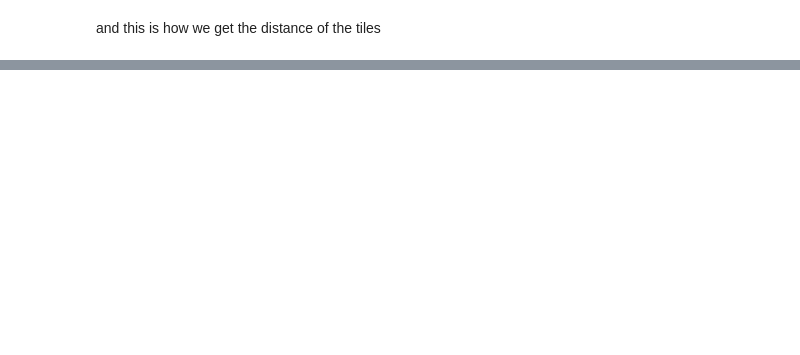
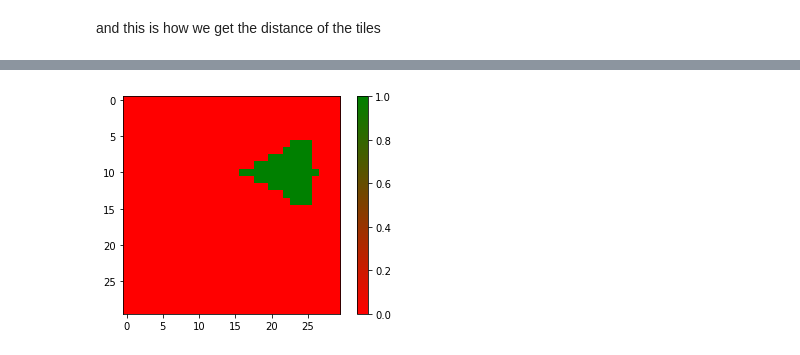
Before and after one commit to ryancollingwood/DUGA, a Jupyter notebook: research/numpy grid.ipynb, the cells around one changed output, grey strips where cells are left out. Saved outputs shown, nothing was run; the diff lists cells and outputs as text; code cells hidden in the pictures; blank space fills up the shorter version.

```diff
--- a/research/numpy grid.ipynb
+++ b/research/numpy grid.ipynb
@@ -392,0 +431,3 @@ and this is how we get the distance of the tiles
+# %%
+theta = np_theta(x_pos, y_pos)
+theta
@@ -392,0 +469,3 @@ and this is how we get the distance of the tiles
+# %%
+fov = np.logical_and(np.logical_or(theta > 330, theta < 30), tile_distances_from_player <= tile_center * 10)
+fov
@@ -392,0 +490,5 @@ and this is how we get the distance of the tiles
+# %%
+# as true will be taken as 1 and false for 0
+grid_plot(fov, ["red", "green"])
+# %% [output]
+[figure, added]
```
Also changed, not shown: parts of 60 cells of this notebook.
